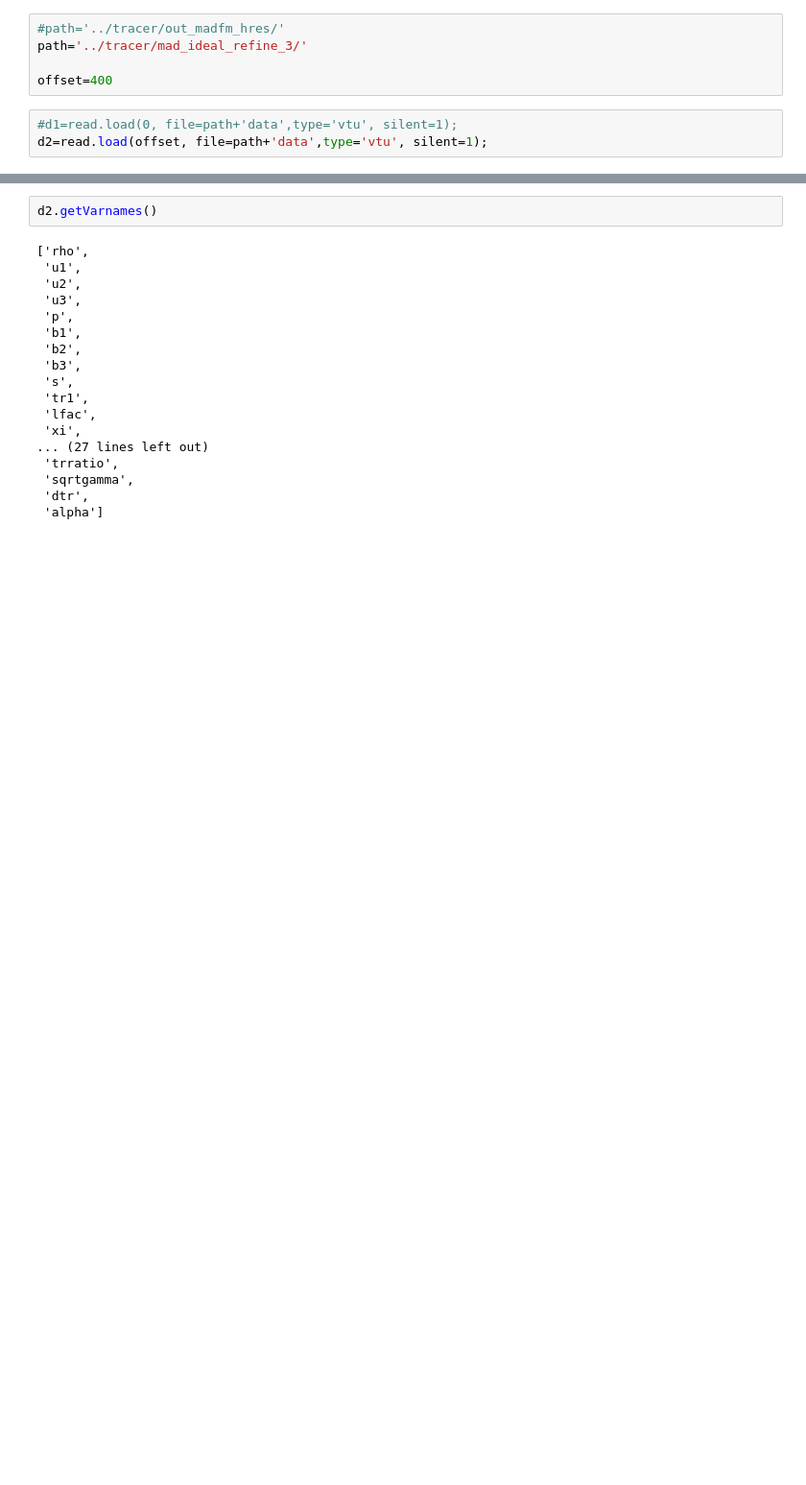
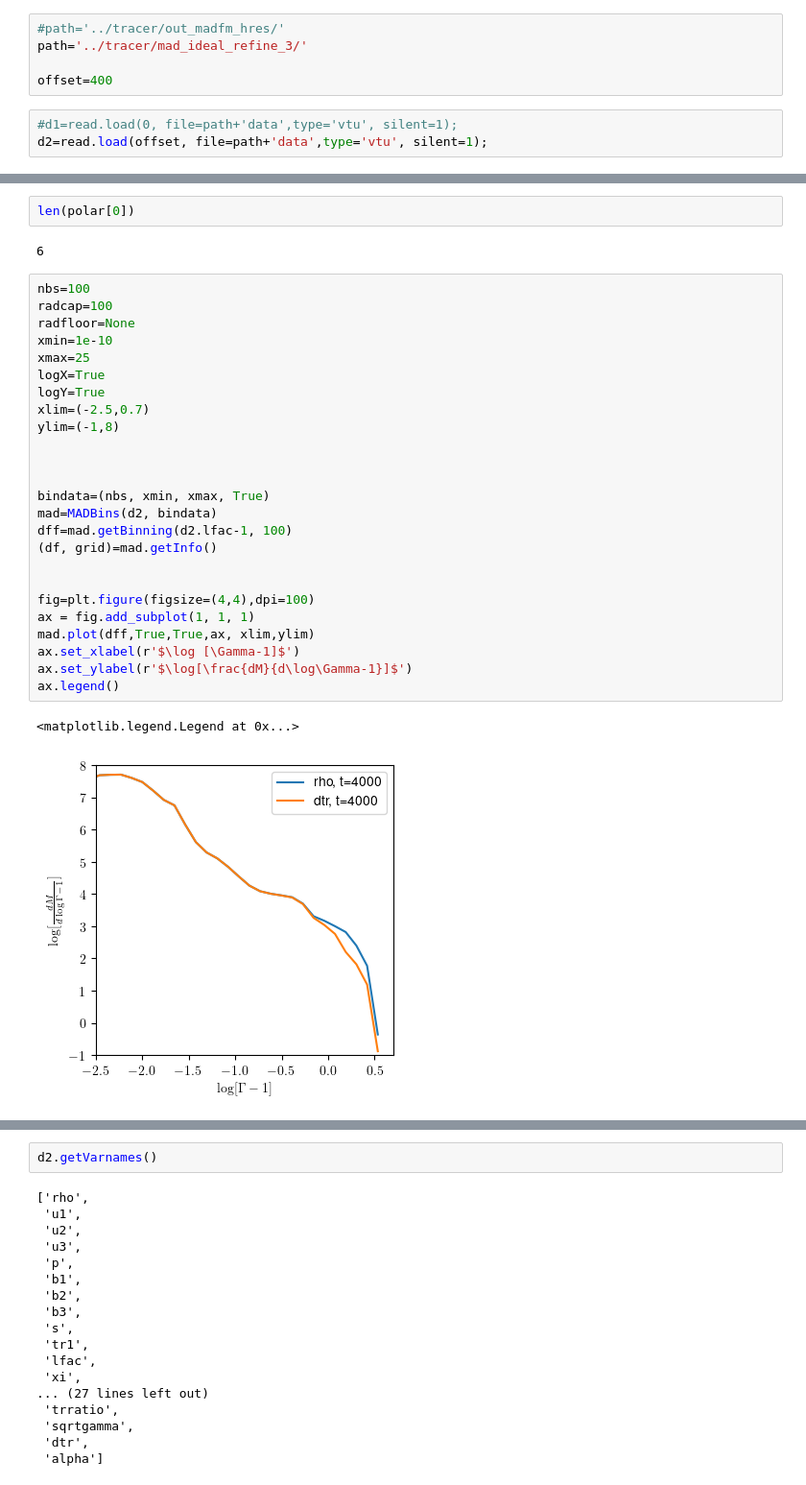
Before and after one commit to kc3058/Tracer-Analysis, a Jupyter notebook: TracerAnalysis.ipynb, the cells around one changed output, grey strips where cells are left out. Shown: that part at 96% size. Saved outputs shown, nothing was run; the diff lists cells and outputs as text; blank space fills up the shorter version.

```diff
--- a/TracerAnalysis.ipynb
+++ b/TracerAnalysis.ipynb
@@ -155,0 +266,32 @@ def plot(dm,tm,logX, logY, ax, xlim=None, ylim=None):
+# %%
+len(polar[0])
+# %% [output]
+6
+# %%
+nbs=100
+radcap=100
+radfloor=None
+xmin=1e-10
+xmax=25
+logX=True
+logY=True
+xlim=(-2.5,0.7)
+ylim=(-1,8)
+
+
+
+bindata=(nbs, xmin, xmax, True)
+mad=MADBins(d2, bindata)
+dff=mad.getBinning(d2.lfac-1, 100)
+(df, grid)=mad.getInfo()
+
+
+fig=plt.figure(figsize=(4,4),dpi=100)
+ax = fig.add_subplot(1, 1, 1)
+mad.plot(dff,True,True,ax, xlim,ylim)
+ax.set_xlabel(r'$\log [\Gamma-1]$')
+ax.set_ylabel(r'$\log[\frac{dM}{d\log\Gamma-1}]$')
+ax.legend()
+# %% [output]
+<matplotlib.legend.Legend at 0x...>
+[figure, added]
```
Also changed, not shown: parts of 38 cells of this notebook.
